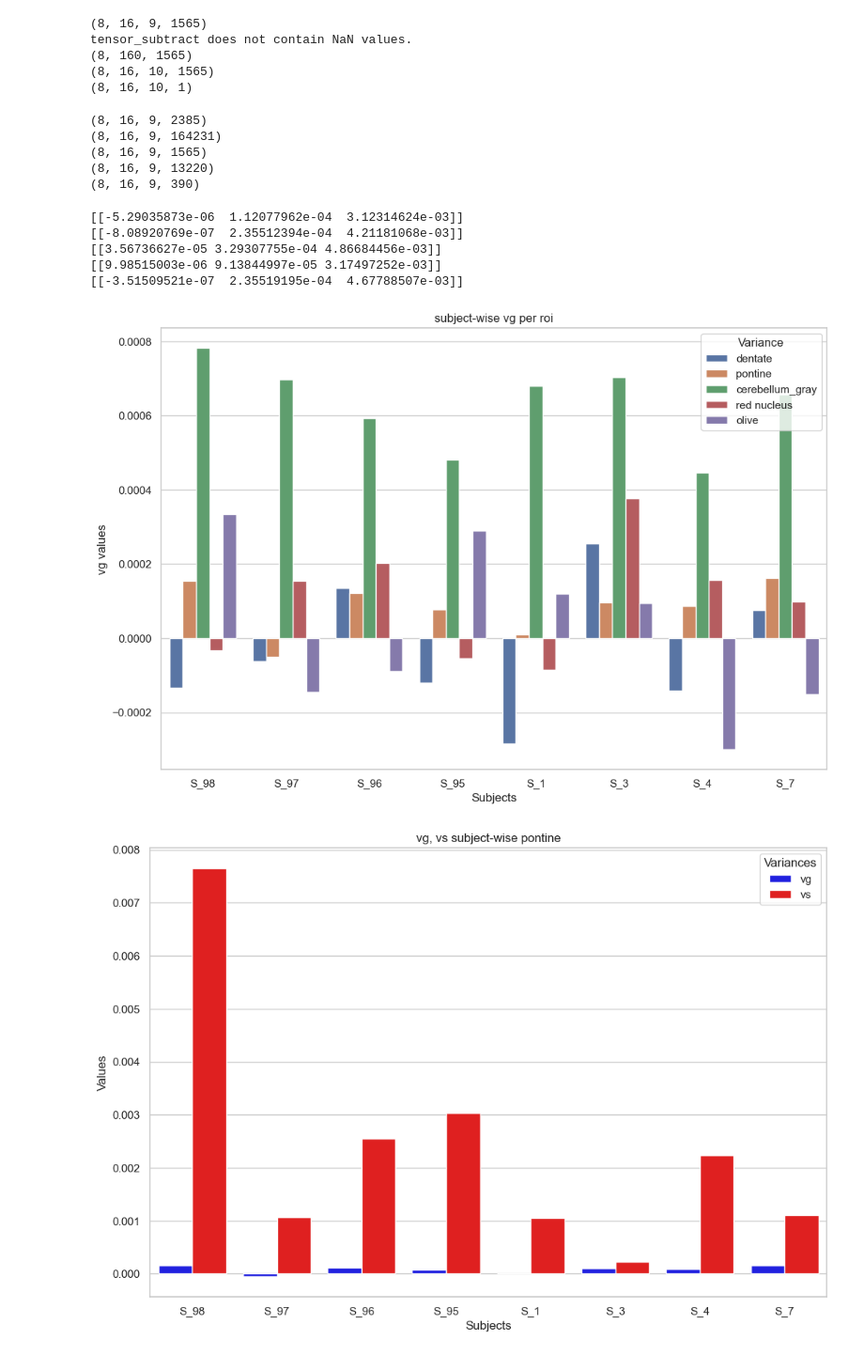
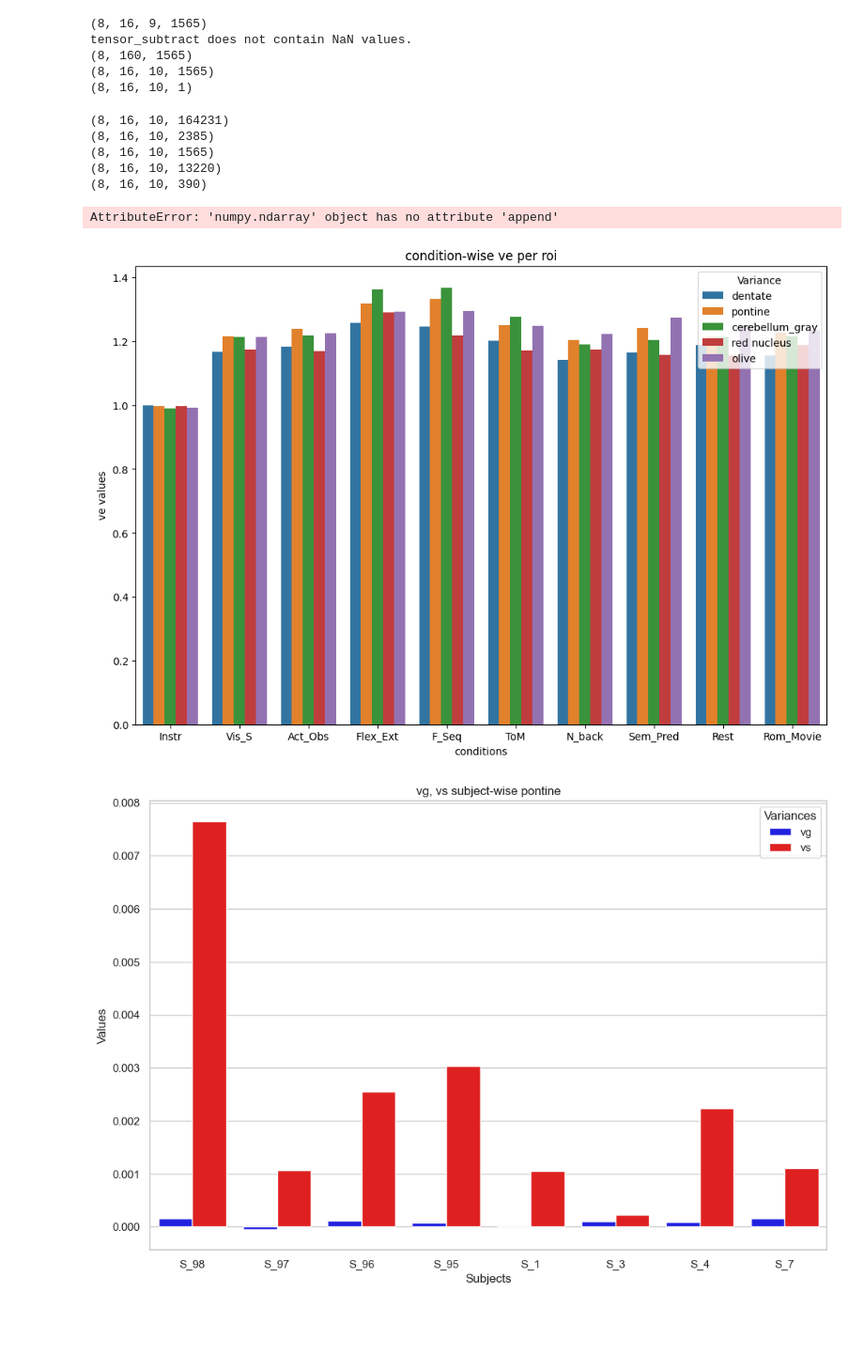
Before and after one commit to DiedrichsenLab/Pontine7T, a Jupyter notebook: notebooks/plots_decomp_var.ipynb, the cells around one changed output. Shown at 94% size. Saved outputs shown, nothing was run; the diff lists cells and outputs as text; code cells hidden in the pictures; blank space fills up the shorter version.

Commit message:
normalized variances

```diff
--- a/notebooks/plots_decomp_var.ipynb
+++ b/notebooks/plots_decomp_var.ipynb
@@ -328,16 +328,16 @@ tensor_subtract does not contain NaN values.
 # %%
 #data shapes for all structures to put into var decomp
 
-print(tensor_mean_subtr_with_no_inst_d.shape)
-print(tensor_mean_subtr_with_no_inst_c.shape)
-print(tensor_mean_subtr_with_no_inst_o.shape)
-print(tensor_mean_subtr_with_no_inst_p.shape)
-print(tensor_mean_subtr_with_no_inst_r.shape)
+print(tensor_mean_subtract_c.shape)
+print(tensor_mean_subtract_d.shape)
+print(tensor_mean_subtract_o.shape)
+print(tensor_mean_subtract_p.shape)
+print(tensor_mean_subtract_r.shape)
 # %% [output]
-(8, 16, 9, 2385)
-(8, 16, 9, 164231)
-(8, 16, 9, 1565)
-(8, 16, 9, 13220)
-(8, 16, 9, 390)
+(8, 16, 10, 164231)
+(8, 16, 10, 2385)
+(8, 16, 10, 1565)
+(8, 16, 10, 13220)
+(8, 16, 10, 390)
 # %%
 # Example arrays representing variances for each subject
@@ -361,41 +361,44 @@ var_diff_o = variances_o_no_inst - variances_o
-# %%
-print(var_diff_d)
-print(var_diff_p)
-print(var_diff_c)
-print(var_diff_r)
-print(var_diff_o)
-# %% [output]
-[[-5.29035873e-06  1.12077962e-04  3.12314624e-03]]
-[[-8.08920769e-07  2.35512394e-04  4.21181068e-03]]
-[[3.56736627e-05 3.29307755e-04 4.86684456e-03]]
-[[9.98515003e-06 9.13844997e-05 3.17497252e-03]]
-[[-3.51509521e-07  2.35519195e-04  4.67788507e-03]]
+# %%
+#normalizing variances
+
+for i in range(10):
+    var_d_norm = variances_d/(variances_d[i][0] + variances_d[i][1] + variances_d[i][2])
+    var_p_norm = variances_p/(variances_p[i][0] + variances_p[i][1] + variances_p[i][2])
+    var_o_norm = variances_o/(variances_o[i][0] + variances_o[i][1] + variances_o[i][2])
+    var_r_norm = variances_r/(variances_r[i][0] + variances_r[i][1] + variances_r[i][2])
+
+#var_c_norm = variances_c/(variances_c[0][0] + variances_c[0][1] + variances_c[0][2])
+
+print(var_r_norm[8][0]+var_r_norm[8][1]+var_r_norm[8][2])
+print(var_r_norm)
+# %% [output]
+AttributeError: 'numpy.ndarray' object has no attribute 'append'
 # %%
 # plot variances per roi (each variance separately), mean subtracted, for condition or for subject
 data = {
-    'Subjects': ['S_98', 'S_97', 'S_96', 'S_95', 'S_1', 'S_3', 'S_4', 'S_7'],
-    #conditions: ["Instr", "Vis_S", "Act_Obs", "Flex_Ext", "F_Seq", "ToM", "N_back", "Sem_Pred", "Rest", "Rom_Movie"]
-    'dentate': variances_d[:,0],
-    'pontine': variances_p[:,0],
-    'cerebellum_gray': variances_c[:,0],
-    'red nucleus': variances_r[:,0],
-    'olive': variances_o[:,0]
+    #'Subjects': ['S_98', 'S_97', 'S_96', 'S_95', 'S_1', 'S_3', 'S_4', 'S_7'],
+    'conditions': ["Instr", "Vis_S", "Act_Obs", "Flex_Ext", "F_Seq", "ToM", "N_back", "Sem_Pred", "Rest", "Rom_Movie"],
+    'dentate': var_d_norm[:,2],
+    'pontine': var_p_norm[:,2],
+    'cerebellum_gray': var_c_norm[:,2],
+    'red nucleus': var_r_norm[:,2],
+    'olive': var_o_norm[:,2]
 }
 
 df = pandas.DataFrame(data)
 
 #seaborn process
-df_melted = pandas.melt(df, id_vars=['Subjects'], var_name='Variance', value_name='Value')
+df_melted = pandas.melt(df, id_vars=['conditions'], var_name='Variance', value_name='Value')
 
 plt.figure(figsize=(12, 8))
-sns.barplot(x='Subjects', y='Value', hue='Variance', data=df_melted)
-plt.xlabel('Subjects')
-plt.ylabel('vg values')
-plt.title('subject-wise vg per roi')
+sns.barplot(x='conditions', y='Value', hue='Variance', data=df_melted)
+plt.xlabel('conditions')
+plt.ylabel('ve values')
+plt.title('condition-wise ve per roi')
 plt.legend(title='Variance', loc='upper right')
 plt.show()
 # %% [output]
-[figure, old version]
+[figure, new version]
 # %%
 #Plot subject-wise variance per ROI
 
```
Also changed, not shown: parts of 3 cells of this notebook.
